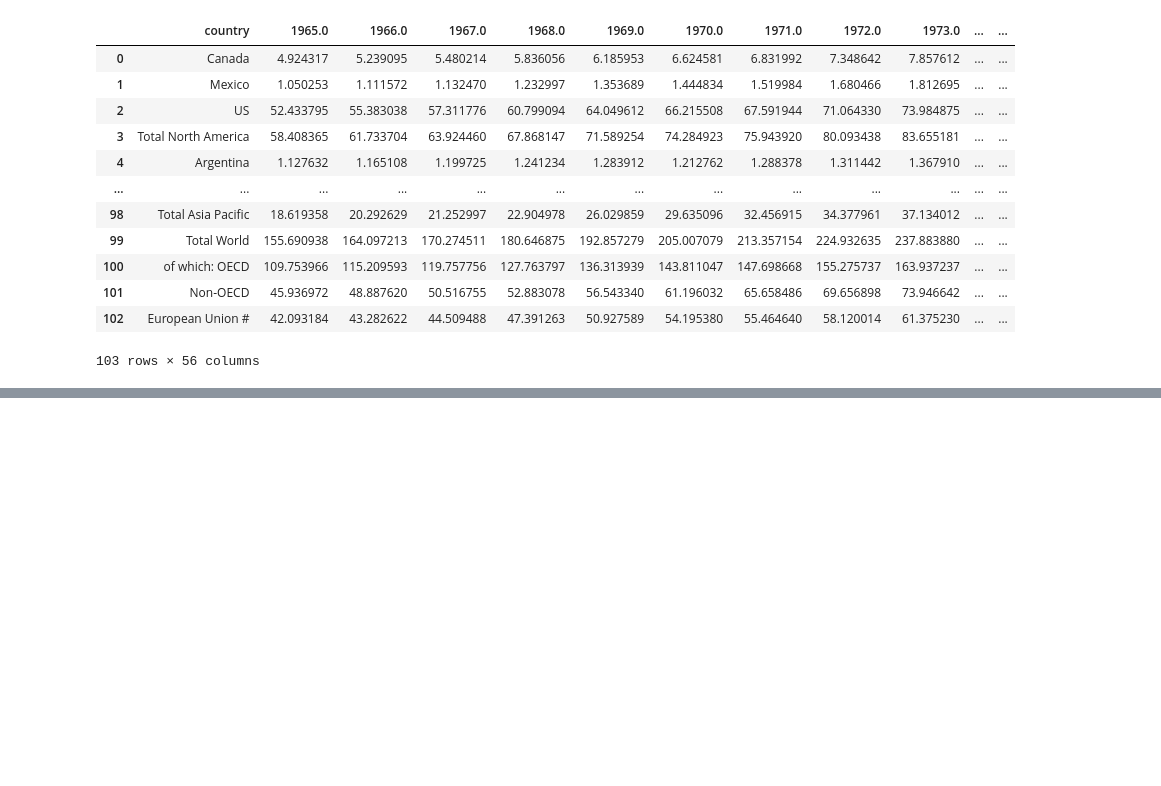
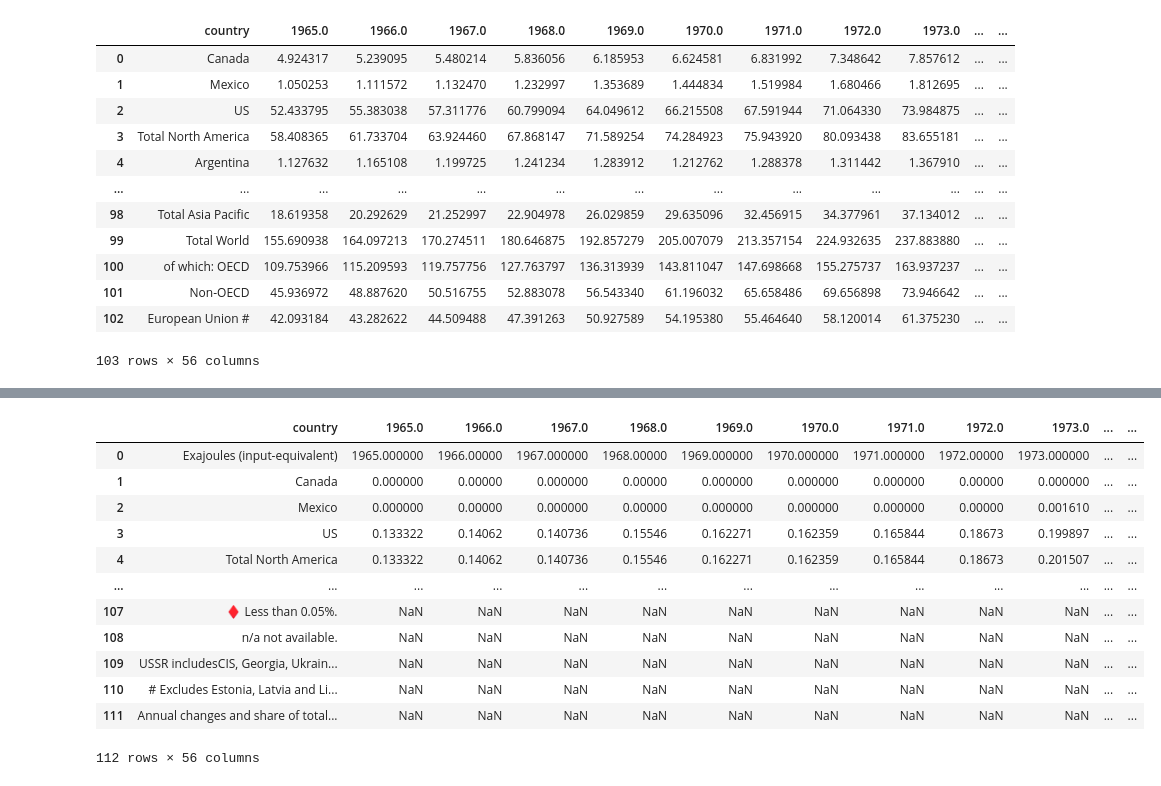
Before and after one commit to yuyhong23/One-Hot_Future, a Jupyter notebook: data_cleaning.ipynb, the cells around one changed output, grey strips where cells are left out. Drawn from its saved outputs; the diff is of its cells as text; code cells hidden in the pictures; blank space fills up the shorter version.

```diff
--- a/data_cleaning.ipynb
+++ b/data_cleaning.ipynb
@@ -340,0 +483,19 @@ bp_ec_all_cleaned
+# %%
+# Dropping nan
+bp_rc_cleaned = bp_rc_df.dropna(how="all")
+bp_rc_cleaned = bp_rc_cleaned.reset_index(drop=True)
+bp_rc_cleaned
+# %% [output]
+|  | country | 1965.0 | 1966.0 | 1967.0 | 1968.0 | 1969.0 | 1970.0 | 1971.0 | 1972.0 | 1973.0 | ... | ... |
+| 0 | Exajoules (input-equivalent) | 1965.000000 | 1966.00000 | 1967.000000 | 1968.00000 | 1969.000000 | 1970.000000 | 1971.000000 | 1972.00000 | 1973.000000 | ... | ... |
+| 1 | Canada | 0.000000 | 0.00000 | 0.000000 | 0.00000 | 0.000000 | 0.000000 | 0.000000 | 0.00000 | 0.000000 | ... | ... |
+| 2 | Mexico | 0.000000 | 0.00000 | 0.000000 | 0.00000 | 0.000000 | 0.000000 | 0.000000 | 0.00000 | 0.001610 | ... | ... |
+| 3 | US | 0.133322 | 0.14062 | 0.140736 | 0.15546 | 0.162271 | 0.162359 | 0.165844 | 0.18673 | 0.199897 | ... | ... |
+| 4 | Total North America | 0.133322 | 0.14062 | 0.140736 | 0.15546 | 0.162271 | 0.162359 | 0.165844 | 0.18673 | 0.201507 | ... | ... |
+| ... | ... | ... | ... | ... | ... | ... | ... | ... | ... | ... | ... | ... |
+| 107 | ♦ Less than 0.05%. | NaN | NaN | NaN | NaN | NaN | NaN | NaN | NaN | NaN | ... | ... |
+| 108 | n/a not available. | NaN | NaN | NaN | NaN | NaN | NaN | NaN | NaN | NaN | ... | ... |
+| 109 | USSR includesCIS, Georgia, Ukrain... | NaN | NaN | NaN | NaN | NaN | NaN | NaN | NaN | NaN | ... | ... |
+| 110 | # Excludes Estonia, Latvia and Li... | NaN | NaN | NaN | NaN | NaN | NaN | NaN | NaN | NaN | ... | ... |
+| 111 | Annual changes and share of total... | NaN | NaN | NaN | NaN | NaN | NaN | NaN | NaN | NaN | ... | ... |
+112 rows × 56 columns
```
Also changed, not shown: parts of 13 cells of this notebook.
